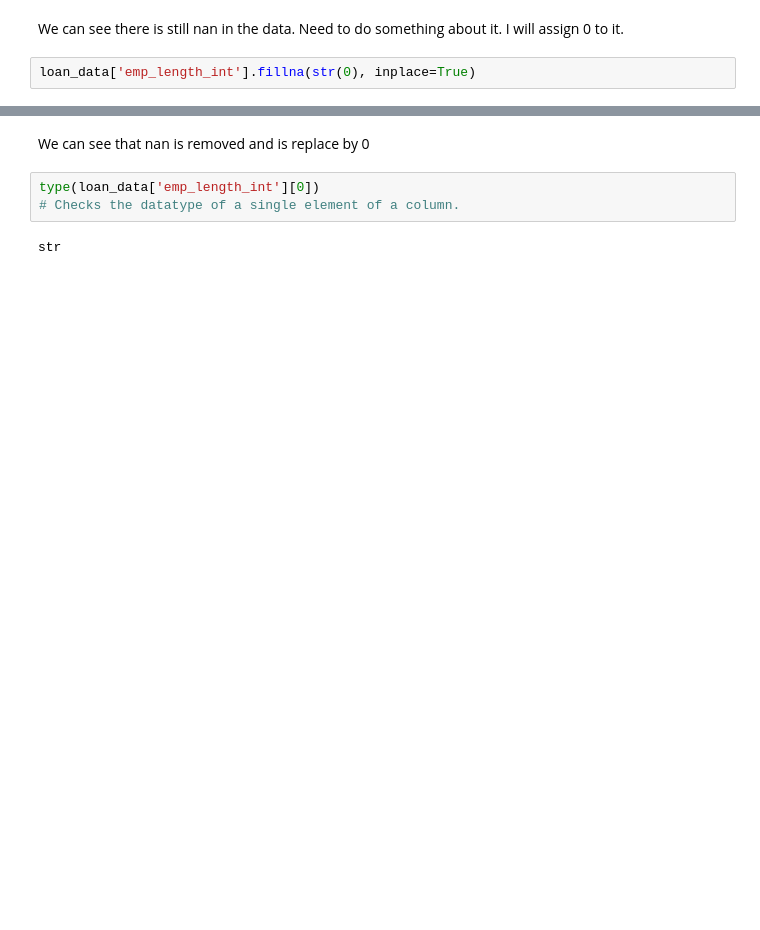
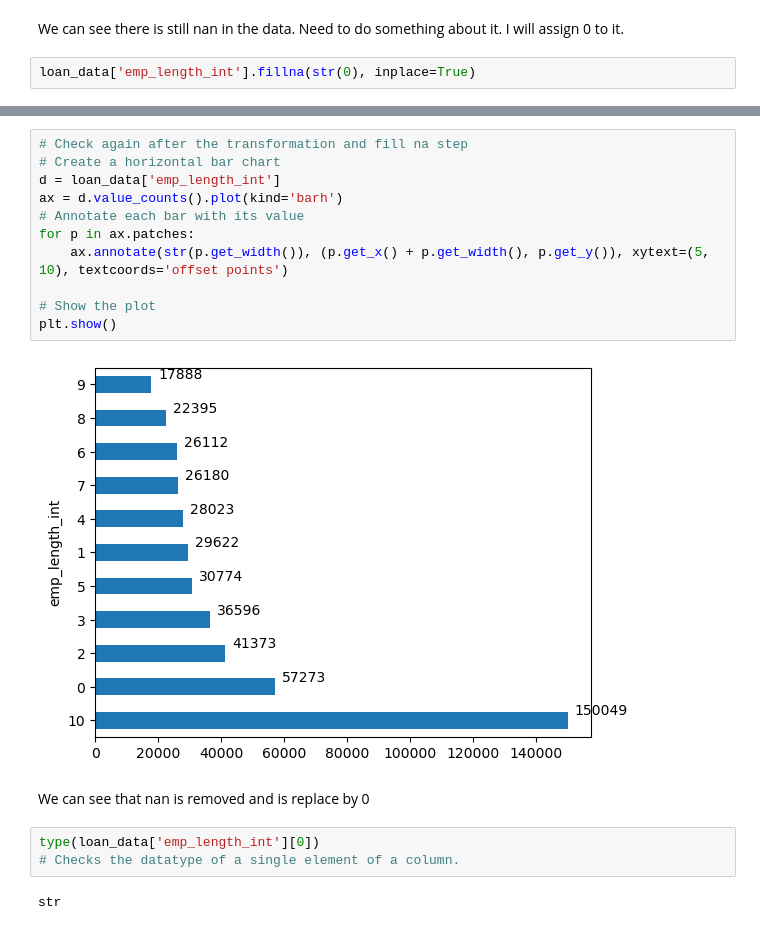
Before and after one commit to dcgkpindiastudy/CreditRiskModelingInPython, a Jupyter notebook: Src/Credit Risk Modeling - Preparation - With Comments - 4-6.ipynb, the cells around one changed output, grey strips where cells are left out. Drawn from its saved outputs; the diff is of its cells as text; blank space fills up the shorter version.

```diff
--- a/Src/Credit Risk Modeling - Preparation - With Comments - 4-6.ipynb
+++ b/Src/Credit Risk Modeling - Preparation - With Comments - 4-6.ipynb
@@ -141,3 +172,16 @@ array(['10', '0', '1', '3', '8', '9', '4', '5', '6', '2', '7'],
+# %%
+# Check again after the transformation and fill na step
+# Create a horizontal bar chart
+d = loan_data['emp_length_int']
+ax = d.value_counts().plot(kind='barh')
+# Annotate each bar with its value
+for p in ax.patches:
+    ax.annotate(str(p.get_width()), (p.get_x() + p.get_width(), p.get_y()), xytext=(5, 10), textcoords='offset points')
+
+# Show the plot
+plt.show()
+# %% [output]
+[figure, added]
 # %% [markdown]
 We can see that nan is removed and is replace by 0
 # %%
```
Also changed, not shown: parts of 42 cells of this notebook, 3 other files.
